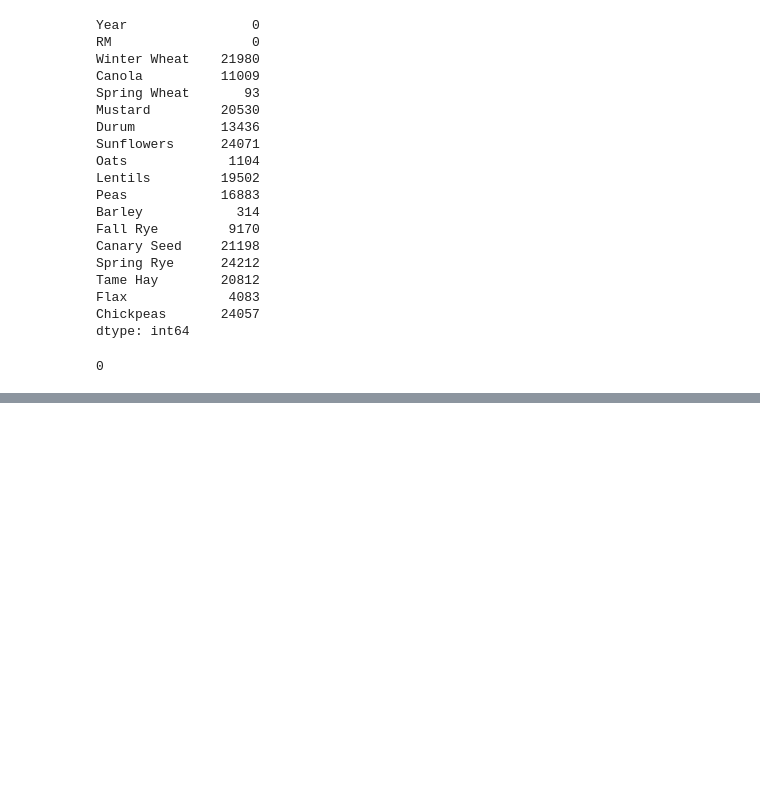
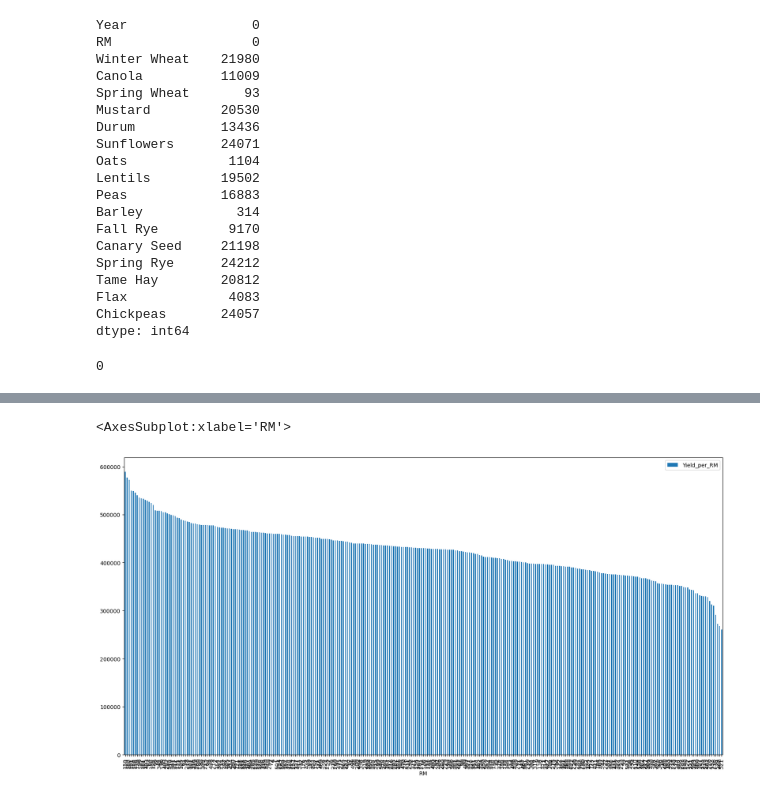
Before and after one commit to faisalapp/gis_data_science, a Jupyter notebook: Assignment_5.ipynb, the cells around one changed output, grey strips where cells are left out. Cells and saved outputs as stored; diff of their text form; code cells hidden in the pictures; blank space fills up the shorter version.

```diff
--- a/Assignment_5.ipynb
+++ b/Assignment_5.ipynb
@@ -163,0 +187,4 @@ dtype: int64
+# %%
+df_per_rm = df_per_rm[0:].sum(axis=1).reset_index(name ='Yield_per_RM').sort_values(by='Yield_per_RM', ascending=False) # sum of all yields per RM
+df_per_rm.set_index('RM', inplace=True)
+df_per_rm # sum of all crop yield per RM
@@ -163,0 +211,5 @@ dtype: int64
+# %%
+df_per_rm.plot(kind='bar', figsize=(20, 10)) # graph showing total yield per RM
+# %% [output]
+<AxesSubplot:xlabel='RM'>
+[figure, added]
```
Also changed, not shown: parts of 40 cells of this notebook.
